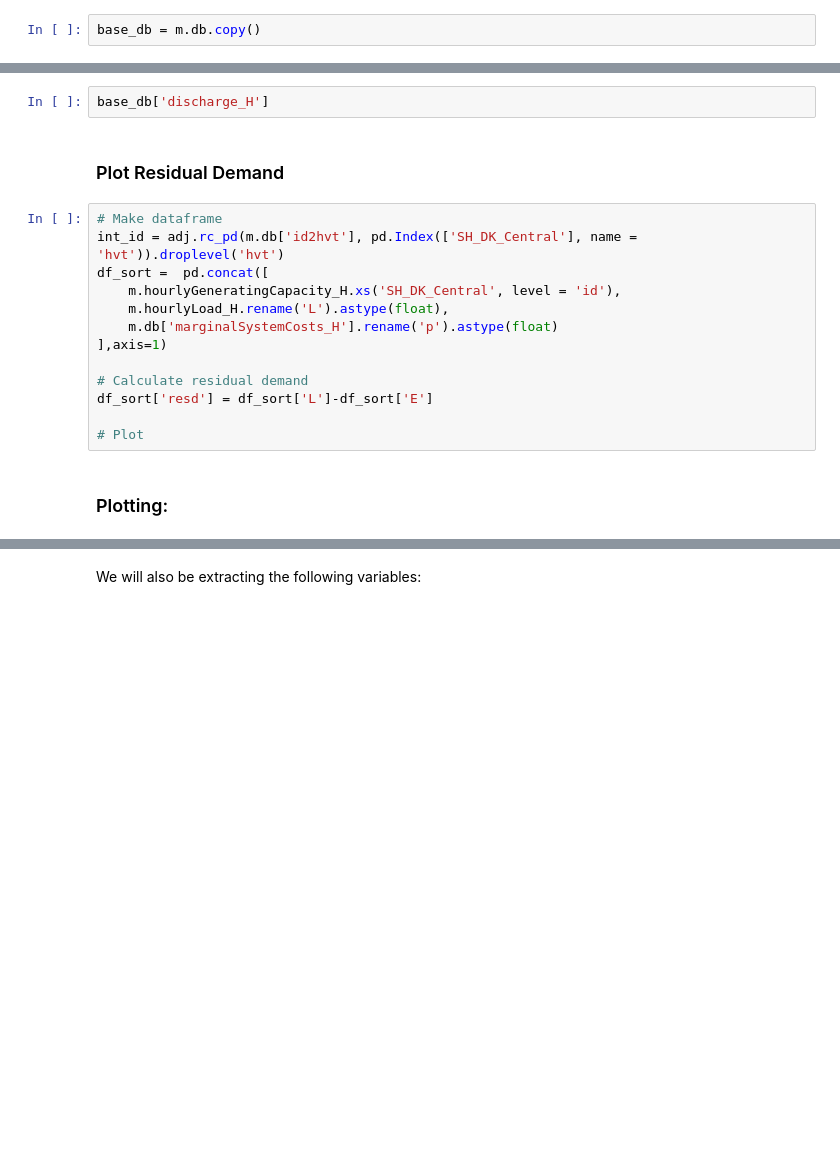
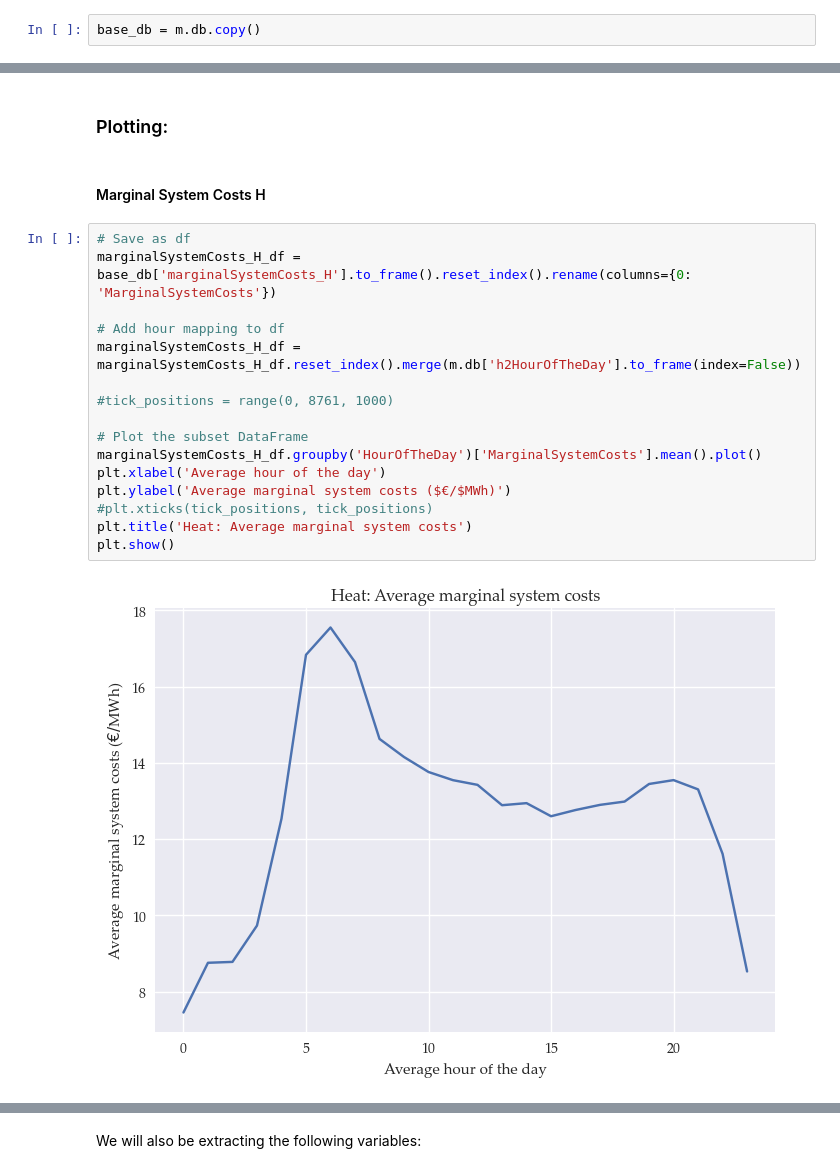
Before and after one commit to marcherger/EnergyEconGroupWork, a Jupyter notebook: Analysis_mBasicPH_storage.ipynb, the cells around one changed output, grey strips where cells are left out. Cells and saved outputs as stored; diff of their text form; blank space fills up the shorter version.

```diff
--- a/Analysis_mBasicPH_storage.ipynb
+++ b/Analysis_mBasicPH_storage.ipynb
@@ -109,19 +105,22 @@ base_db['charge_H']
-# %%
-base_db['discharge_H']
-# %% [markdown]
-### Plot Residual Demand
-# %%
-# Make dataframe
-int_id = adj.rc_pd(m.db['id2hvt'], pd.Index(['SH_DK_Central'], name = 'hvt')).droplevel('hvt')
-df_sort =  pd.concat([
-    m.hourlyGeneratingCapacity_H.xs('SH_DK_Central', level = 'id'),
-    m.hourlyLoad_H.rename('L').astype(float),
-    m.db['marginalSystemCosts_H'].rename('p').astype(float)
-],axis=1)
-
-# Calculate residual demand
-df_sort['resd'] = df_sort['L']-df_sort['E']
-
-# Plot
 # %% [markdown]
 ### Plotting:
+# %% [markdown]
+#### Marginal System Costs H
+# %%
+# Save as df
+marginalSystemCosts_H_df = base_db['marginalSystemCosts_H'].to_frame().reset_index().rename(columns={0: 'MarginalSystemCosts'})
+
+# Add hour mapping to df
+marginalSystemCosts_H_df = marginalSystemCosts_H_df.reset_index().merge(m.db['h2HourOfTheDay'].to_frame(index=False))
+
+#tick_positions = range(0, 8761, 1000)
+
+# Plot the subset DataFrame
+marginalSystemCosts_H_df.groupby('HourOfTheDay')['MarginalSystemCosts'].mean().plot()
+plt.xlabel('Average hour of the day')
+plt.ylabel('Average marginal system costs ($€/$MWh)')
+#plt.xticks(tick_positions, tick_positions)
+plt.title('Heat: Average marginal system costs')
+plt.show()
+# %% [output]
+[figure, added]
```
Also changed, not shown: parts of 24 cells of this notebook, 17 other files.
